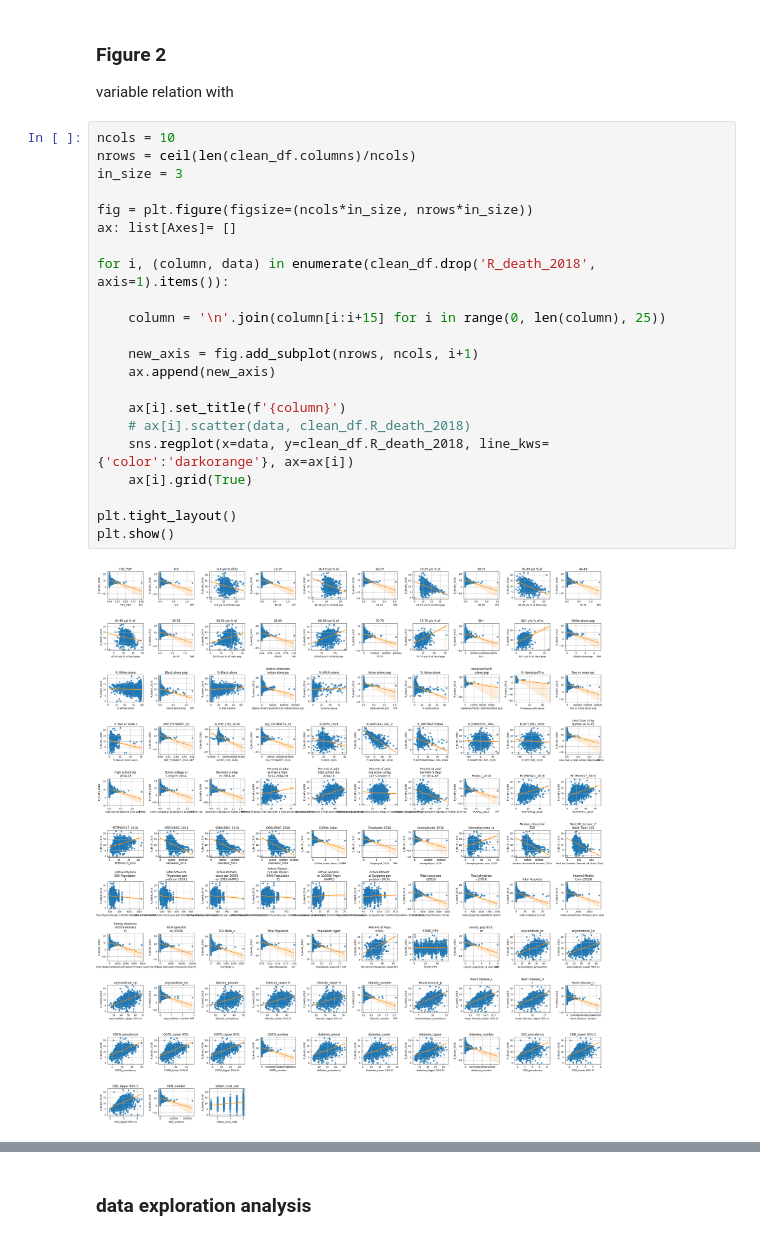
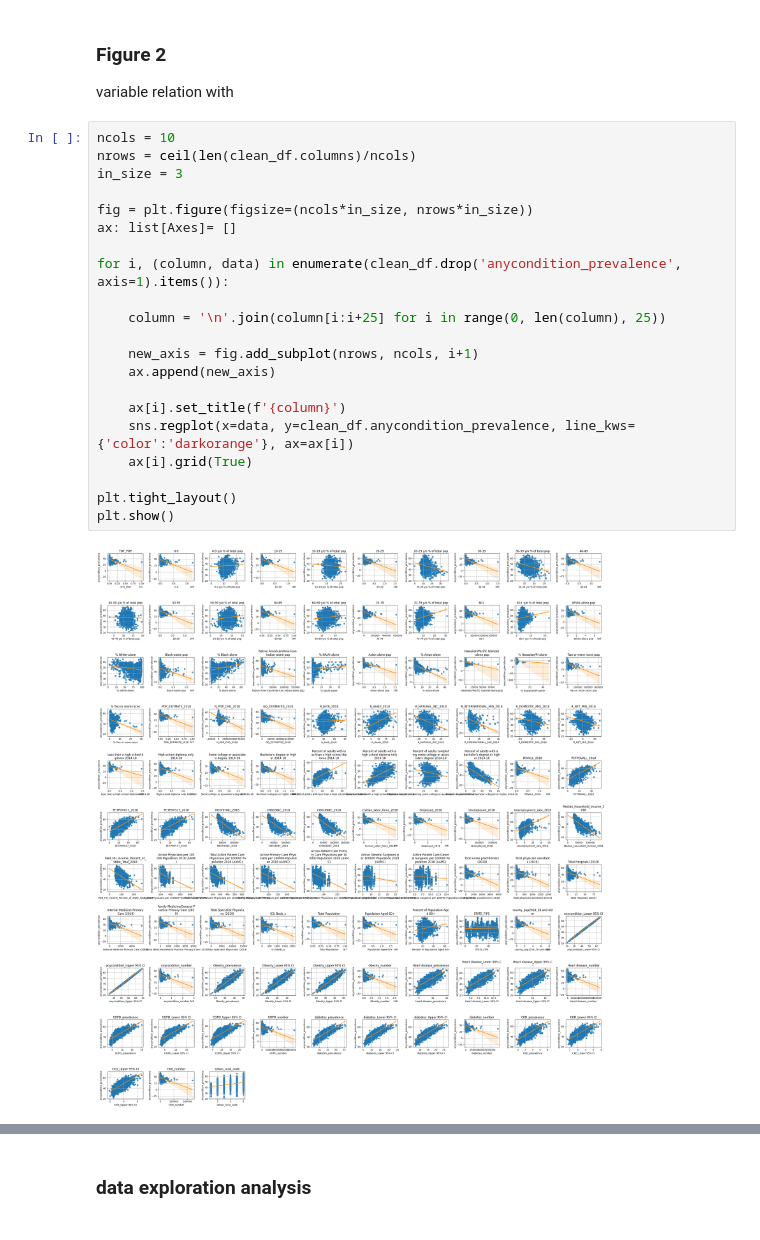
Before and after one commit to ShadekJaramillo/regularized-linear-regression-tutorial, a Jupyter notebook: src/explore.ipynb, the cells around one changed output, grey strips where cells are left out. Cells and saved outputs as stored; diff of their text form.

Commit message:
added correlation plots in explore.ipynb

```diff
--- a/src/explore.ipynb
+++ b/src/explore.ipynb
@@ -221,24 +224,23 @@ variable relation with
 # %%
 ncols = 10
 nrows = ceil(len(clean_df.columns)/ncols)
 in_size = 3
 
 fig = plt.figure(figsize=(ncols*in_size, nrows*in_size))
 ax: list[Axes]= []
 
-for i, (column, data) in enumerate(clean_df.drop('R_death_2018', axis=1).items()):
+for i, (column, data) in enumerate(clean_df.drop('anycondition_prevalence', axis=1).items()):
 
-    column = '\n'.join(column[i:i+15] for i in range(0, len(column), 25))
+    column = '\n'.join(column[i:i+25] for i in range(0, len(column), 25))
 
     new_axis = fig.add_subplot(nrows, ncols, i+1)
     ax.append(new_axis)
 
     ax[i].set_title(f'{column}')
-    # ax[i].scatter(data, clean_df.R_death_2018)
-    sns.regplot(x=data, y=clean_df.R_death_2018, line_kws={'color':'darkorange'}, ax=ax[i])
+    sns.regplot(x=data, y=clean_df.anycondition_prevalence, line_kws={'color':'darkorange'}, ax=ax[i])
     ax[i].grid(True)
 
 plt.tight_layout()
 plt.show()
 # %% [output]
-[figure, old version]
+[figure, new version]
```
Also changed, not shown: parts of 9 cells of this notebook.
